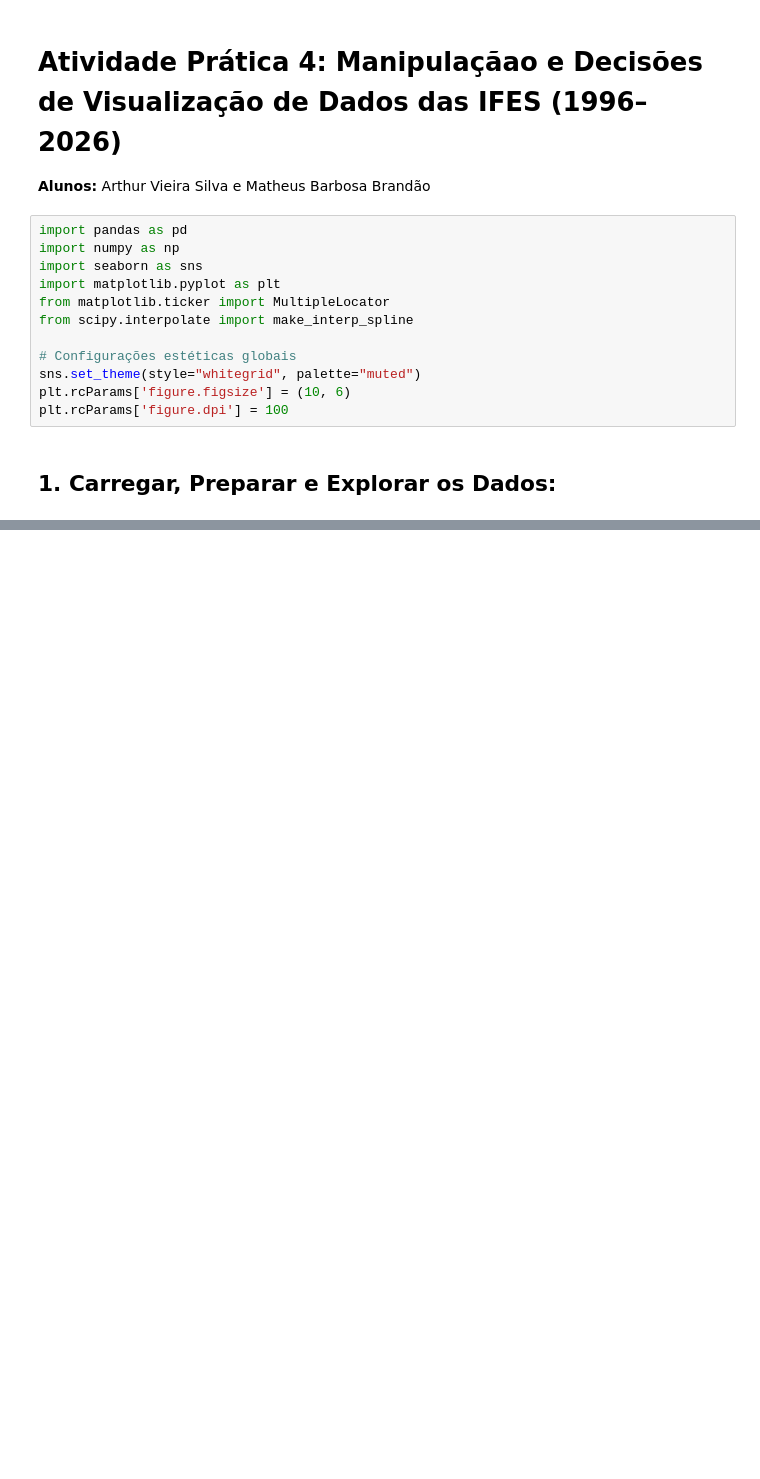
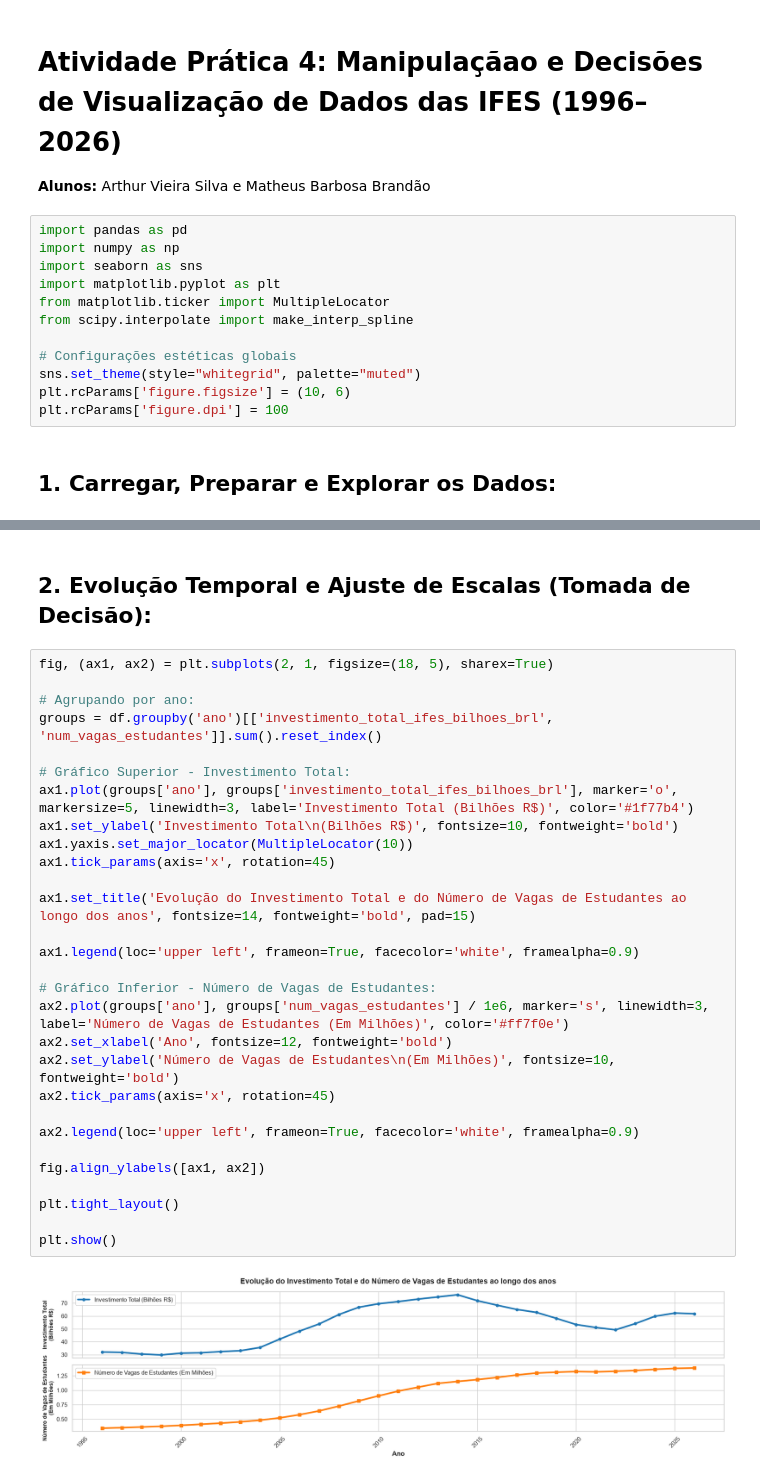
Before and after one commit to mathb366/Vizualizacao_dados, a Jupyter notebook: main.ipynb, the cells around one changed output, grey strips where cells are left out. Drawn from its saved outputs; the diff is of its cells as text; blank space fills up the shorter version.

Commit message:
Implementei a evolução do Investimento Total e do Número de Vagas de Estudantes ao longo dos anos

```diff
--- a/main.ipynb
+++ b/main.ipynb
@@ -32,3 +32,36 @@ df.describe()
 | 50% | 2011.000000 | 54.100000 | 0.920000 | 9.845000e+05 | 73100.000000 | ... |
 | 75% | 2018.500000 | 65.950000 | 1.210000 | 1.305000e+06 | 92850.000000 | ... |
 | max | 2026.000000 | 76.500000 | 1.320000 | 1.385000e+06 | 98100.000000 | ... |
+# %% [markdown]
+## 2. Evolução Temporal e Ajuste de Escalas (Tomada de Decisão):
+# %%
+fig, (ax1, ax2) = plt.subplots(2, 1, figsize=(18, 5), sharex=True)
+
+# Agrupando por ano:
+groups = df.groupby('ano')[['investimento_total_ifes_bilhoes_brl', 'num_vagas_estudantes']].sum().reset_index()
+
+# Gráfico Superior - Investimento Total:
+ax1.plot(groups['ano'], groups['investimento_total_ifes_bilhoes_brl'], marker='o', markersize=5, linewidth=3, label='Investimento Total (Bilhões R$)', color='#1f77b4')
+ax1.set_ylabel('Investimento Total\n(Bilhões R$)', fontsize=10, fontweight='bold')
+ax1.yaxis.set_major_locator(MultipleLocator(10))
+ax1.tick_params(axis='x', rotation=45)
+
+ax1.set_title('Evolução do Investimento Total e do Número de Vagas de Estudantes ao longo dos anos', fontsize=14, fontweight='bold', pad=15)
+
+ax1.legend(loc='upper left', frameon=True, facecolor='white', framealpha=0.9)
+
+# Gráfico Inferior - Número de Vagas de Estudantes:
+ax2.plot(groups['ano'], groups['num_vagas_estudantes'] / 1e6, marker='s', linewidth=3, label='Número de Vagas de Estudantes (Em Milhões)', color='#ff7f0e')
+ax2.set_xlabel('Ano', fontsize=12, fontweight='bold')
+ax2.set_ylabel('Número de Vagas de Estudantes\n(Em Milhões)', fontsize=10, fontweight='bold')
+ax2.tick_params(axis='x', rotation=45)
+
+ax2.legend(loc='upper left', frameon=True, facecolor='white', framealpha=0.9)
+
+fig.align_ylabels([ax1, ax2])
+
+plt.tight_layout()
+
+plt.show()
+# %% [output]
+[figure, added]
```
Also changed, not shown: parts of 2 cells of this notebook, 1 other file.
